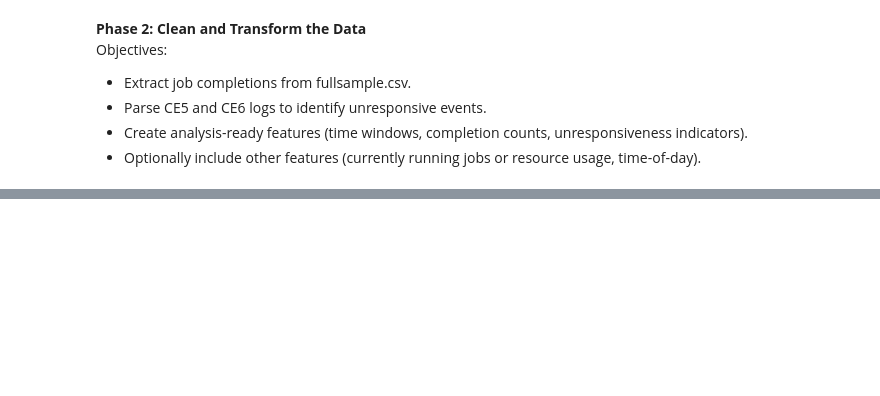
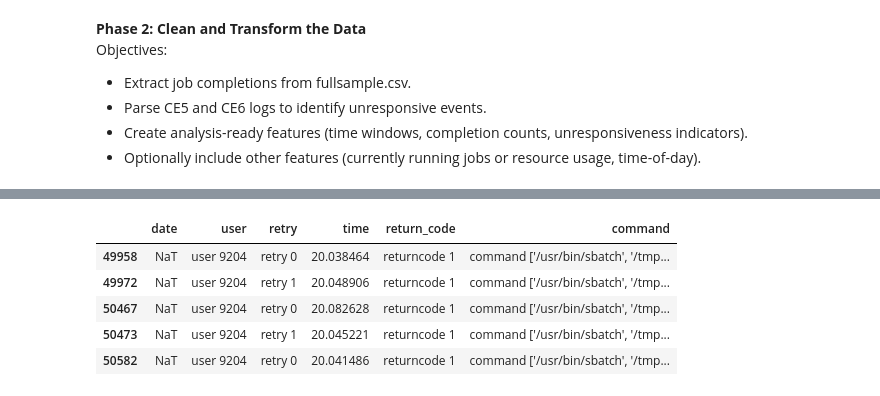
Before and after one commit to nss-data-science-cohort-9/accre-ADoddala, a Jupyter notebook: notebooks/accre_project.ipynb, the cells around one changed output, grey strips where cells are left out. Drawn from its saved outputs; the diff is of its cells as text; code cells hidden in the pictures; blank space fills up the shorter version.

Commit message:
exploring and cleaning the data

```diff
--- a/notebooks/accre_project.ipynb
+++ b/notebooks/accre_project.ipynb
@@ -221,0 +322,8 @@ Objectives:
+# %%
+# Parse CE5 and CE6 logs to identify unresponsive events.
+
+#concat two dfs to stack the rows vertically , when both the data frames have same columns
+
+concat_logs = pd.concat([ce5,ce6], ignore_index = True)
+
+concat_logs.shape
@@ -221,0 +348,7 @@ Objectives:
+# %%
+#convert the date column datatype  to date time format
+
+concat_logs['date'] = pd.to_datetime(concat_logs['date'],
+                                           format = "%Y-%m-%d %H:%M:%S", errors='coerce')
+# %%
+concat_logs['time'] = concat_logs['time'].str.replace('time', "", regex = False).astype(float)
@@ -221,0 +371,13 @@ Objectives:
+# %%
+pd.set_option('display.max_colwidth', None) #To display the full column(here looking for command column) values with out cut off
+
+unresponsive = concat_logs[(concat_logs['user'] == 'user 9204') & (concat_logs['return_code'] == 'returncode 1') & (concat_logs['time'] > 15) & (concat_logs['command'].str.contains(r"'/usr/bin/(sbatch)'"))]
+# %%
+unresponsive.head()
+# %% [output]
+|  | date | user | retry | time | return_code | command |
+| 49958 | NaT | user 9204 | retry 0 | 20.038464 | returncode 1 | command ['/usr/bin/sbatch', '/tmp... |
+| 49972 | NaT | user 9204 | retry 1 | 20.048906 | returncode 1 | command ['/usr/bin/sbatch', '/tmp... |
+| 50467 | NaT | user 9204 | retry 0 | 20.082628 | returncode 1 | command ['/usr/bin/sbatch', '/tmp... |
+| 50473 | NaT | user 9204 | retry 1 | 20.045221 | returncode 1 | command ['/usr/bin/sbatch', '/tmp... |
+| 50582 | NaT | user 9204 | retry 0 | 20.041486 | returncode 1 | command ['/usr/bin/sbatch', '/tmp... |
```
Also changed, not shown: parts of 25 cells of this notebook.
